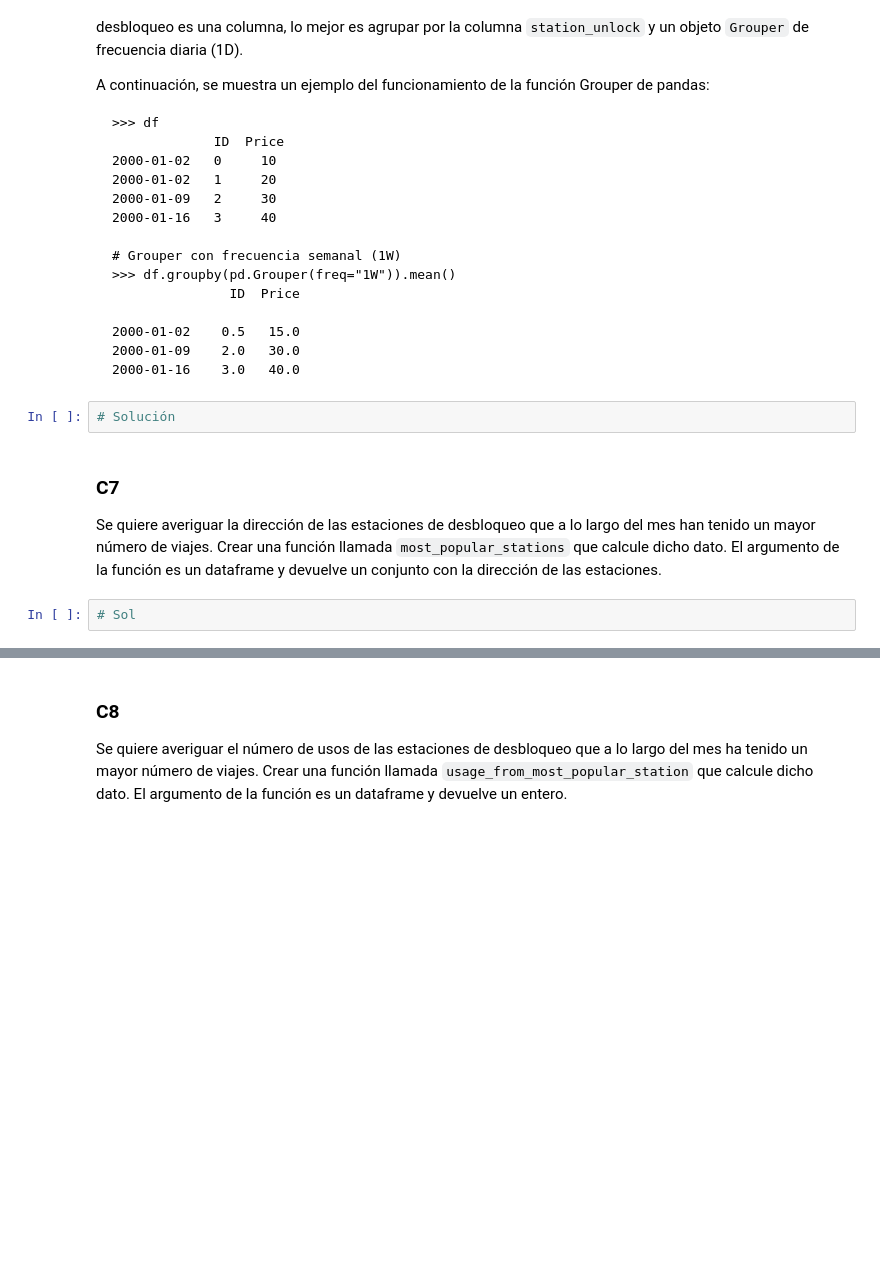
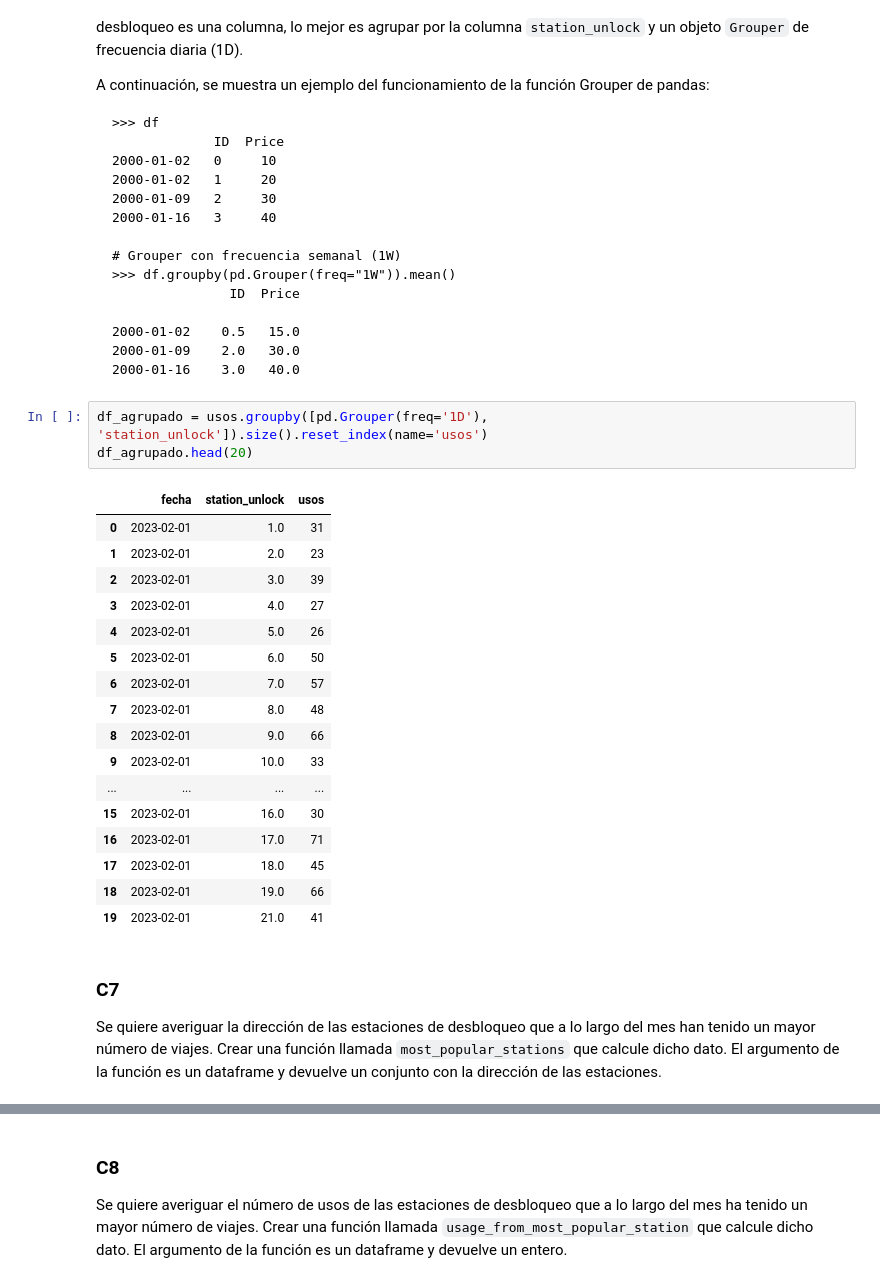
Before and after one commit to jgr464/TareaPython, a Jupyter notebook: enunciado.ipynb, the cells around one changed output, grey strips where cells are left out. Drawn from its saved outputs; the diff is of its cells as text; blank space fills up the shorter version.

````diff
--- a/enunciado.ipynb
+++ b/enunciado.ipynb
@@ -423,11 +519,28 @@ A continuación, se muestra un ejemplo del funcionamiento de la función Grouper
 2000-01-09    2.0   30.0
 2000-01-16    3.0   40.0
 ```
-# %%
-# Solución
+# %%
+df_agrupado = usos.groupby([pd.Grouper(freq='1D'), 'station_unlock']).size().reset_index(name='usos')
+df_agrupado.head(20)
+# %% [output]
+|  | fecha | station_unlock | usos |
+| 0 | 2023-02-01 | 1.0 | 31 |
+| 1 | 2023-02-01 | 2.0 | 23 |
+| 2 | 2023-02-01 | 3.0 | 39 |
+| 3 | 2023-02-01 | 4.0 | 27 |
+| 4 | 2023-02-01 | 5.0 | 26 |
+| 5 | 2023-02-01 | 6.0 | 50 |
+| 6 | 2023-02-01 | 7.0 | 57 |
+| 7 | 2023-02-01 | 8.0 | 48 |
+| 8 | 2023-02-01 | 9.0 | 66 |
+| 9 | 2023-02-01 | 10.0 | 33 |
+| ... | ... | ... | ... |
+| 15 | 2023-02-01 | 16.0 | 30 |
+| 16 | 2023-02-01 | 17.0 | 71 |
+| 17 | 2023-02-01 | 18.0 | 45 |
+| 18 | 2023-02-01 | 19.0 | 66 |
+| 19 | 2023-02-01 | 21.0 | 41 |
 # %% [markdown]
 ### C7
 
 Se quiere averiguar la dirección de las estaciones de desbloqueo que a lo largo del mes han tenido un mayor número de viajes. Crear una función llamada `most_popular_stations` que calcule dicho dato. El argumento de la función es un dataframe y devuelve un conjunto con la dirección de las estaciones.
-# %%
-# Sol
````
Also changed, not shown: parts of 16 cells of this notebook, 6 other files.
